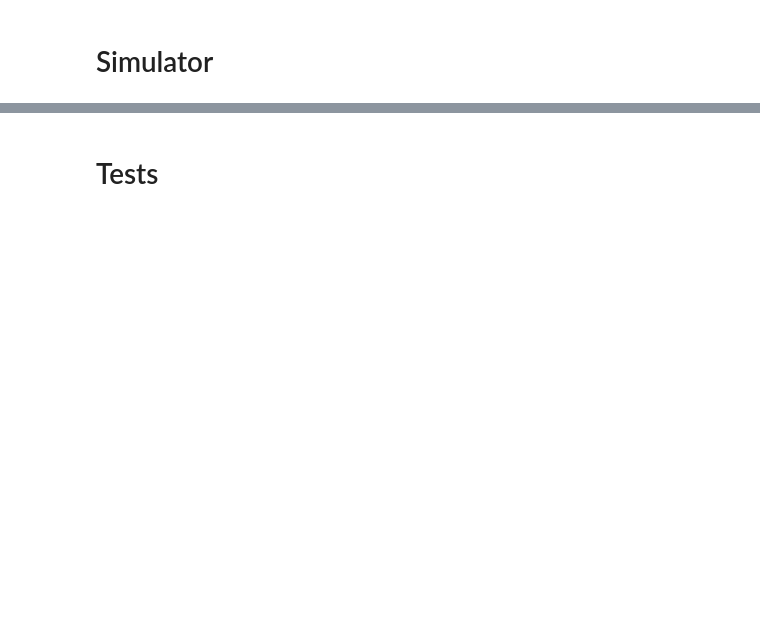
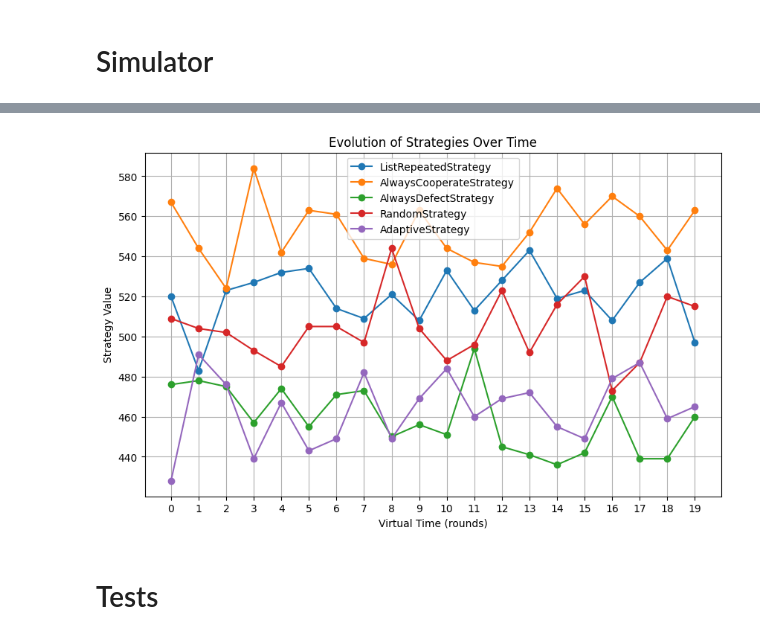
Before and after one commit to shriramch/SimPD, a Jupyter notebook: ipd.ipynb, the cells around one changed output, grey strips where cells are left out. Cells and saved outputs as stored; diff of their text form; code cells hidden in the pictures; blank space fills up the shorter version.

```diff
--- a/ipd.ipynb
+++ b/ipd.ipynb
@@ -557,5 +676,7 @@ s.simulate(n_rounds=3)
 # %%
-s.count_strategies()
+s.plot_evolution()
+# %% [output]
+[figure, added]
 # %% [markdown]
 # Tests
 # %%
```
Also changed, not shown: parts of 10 cells of this notebook.
